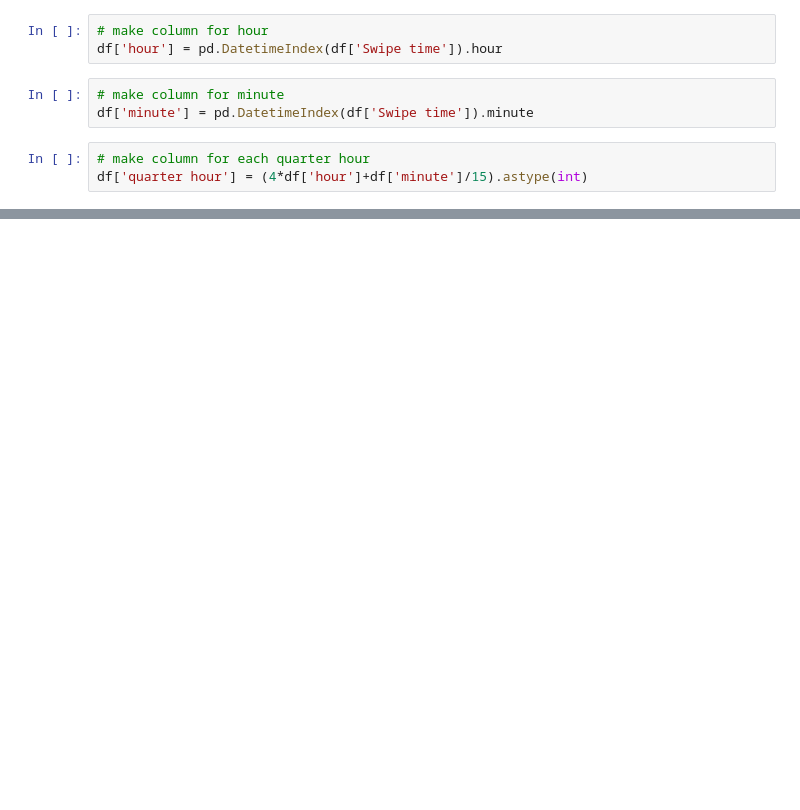
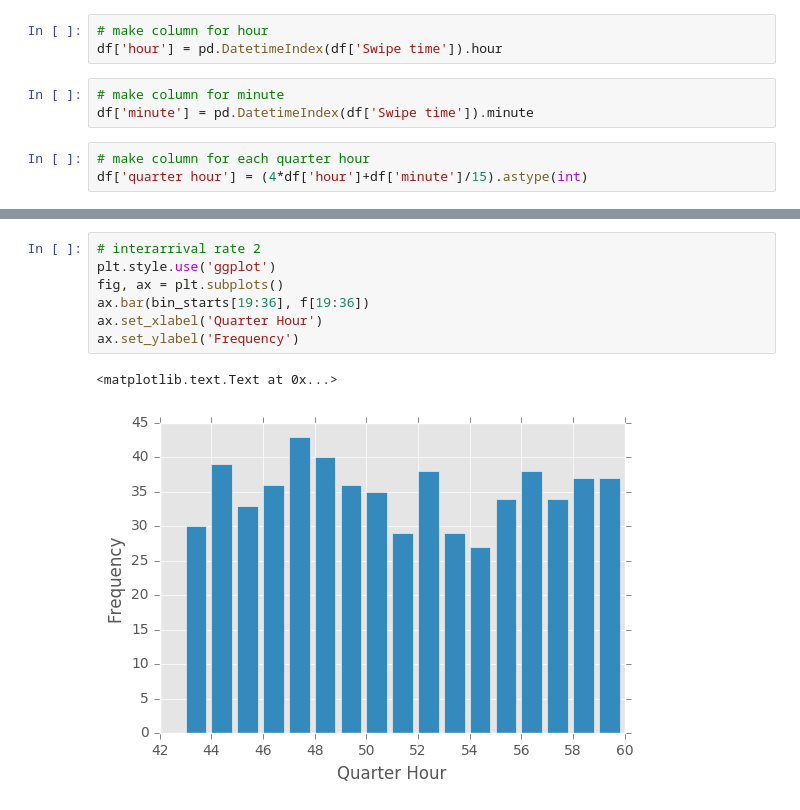
Before and after one commit to spkelle2/IE_413, a Jupyter notebook: project/swipe_right.ipynb, the cells around one changed output, grey strips where cells are left out. Cells and saved outputs as stored; diff of their text form; blank space fills up the shorter version.

```diff
--- a/project/swipe_right.ipynb
+++ b/project/swipe_right.ipynb
@@ -79,0 +157,10 @@ array([1180,  531,  412,  317,  328,  325,  339,  387,  392,  383,  340,
+# %%
+# interarrival rate 2
+plt.style.use('ggplot')
+fig, ax = plt.subplots()
+ax.bar(bin_starts[19:36], f[19:36])
+ax.set_xlabel('Quarter Hour')
+ax.set_ylabel('Frequency')
+# %% [output]
+<matplotlib.text.Text at 0x...>
+[figure, added]
```
Also changed, not shown: parts of 17 cells of this notebook.
